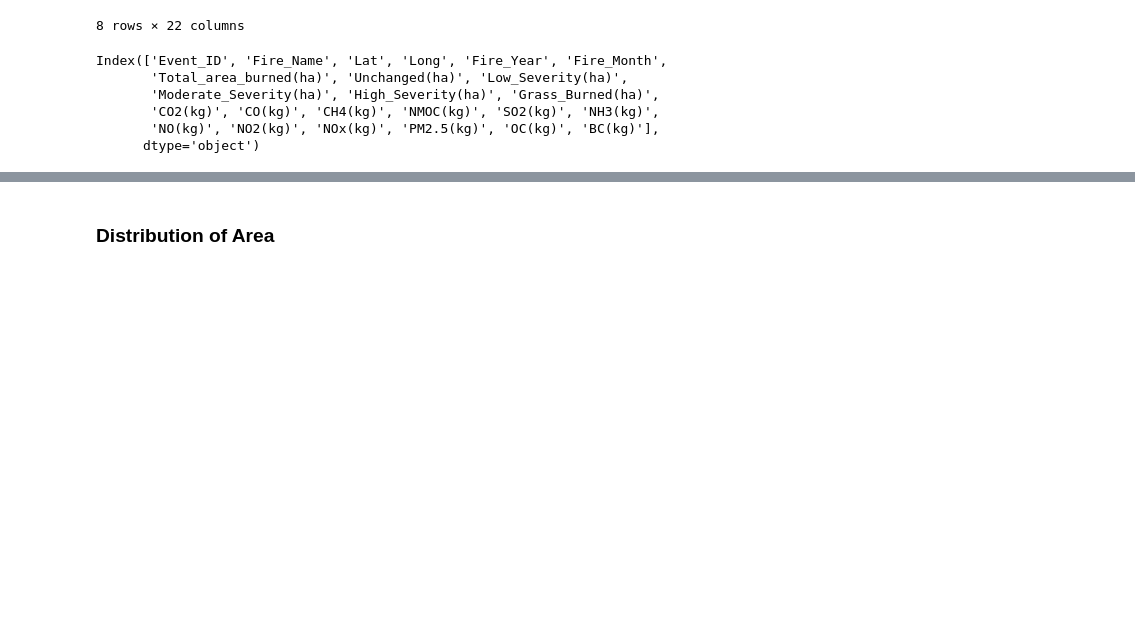
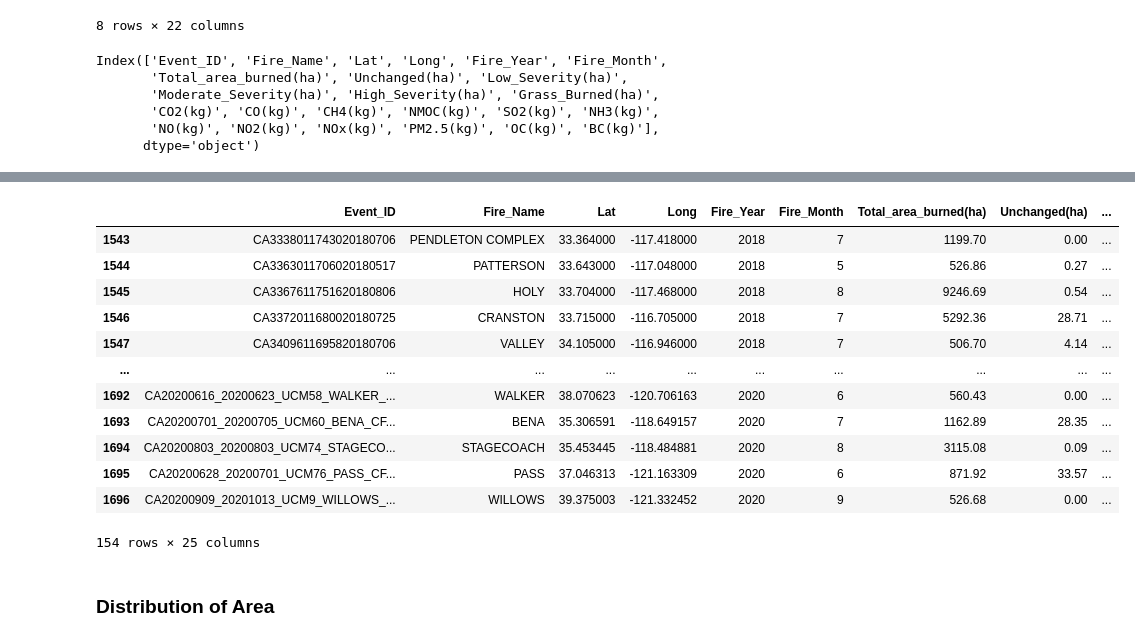
Before and after one commit to minhokim93/burnseverityML, a Jupyter notebook: notebooks/data_exploration_burn_severity.ipynb, the cells around one changed output, grey strips where cells are left out. Saved outputs shown, nothing was run; the diff lists cells and outputs as text; code cells hidden in the pictures; blank space fills up the shorter version.

```diff
--- a/notebooks/data_exploration_burn_severity.ipynb
+++ b/notebooks/data_exploration_burn_severity.ipynb
@@ -45,3 +60,19 @@ Index(['Event_ID', 'Fire_Name', 'Lat', 'Long', 'Fire_Year', 'Fire_Month',
+# %%
+ca_fires[ca_fires['Fire_Year']>=2018]
+# %% [output]
+|  | Event_ID | Fire_Name | Lat | Long | Fire_Year | Fire_Month | Total_area_burned(ha) | Unchanged(ha) | ... |
+| 1543 | CA3338011743020180706 | PENDLETON COMPLEX | 33.364000 | -117.418000 | 2018 | 7 | 1199.70 | 0.00 | ... |
+| 1544 | CA3363011706020180517 | PATTERSON | 33.643000 | -117.048000 | 2018 | 5 | 526.86 | 0.27 | ... |
+| 1545 | CA3367611751620180806 | HOLY | 33.704000 | -117.468000 | 2018 | 8 | 9246.69 | 0.54 | ... |
+| 1546 | CA3372011680020180725 | CRANSTON | 33.715000 | -116.705000 | 2018 | 7 | 5292.36 | 28.71 | ... |
+| 1547 | CA3409611695820180706 | VALLEY | 34.105000 | -116.946000 | 2018 | 7 | 506.70 | 4.14 | ... |
+| ... | ... | ... | ... | ... | ... | ... | ... | ... | ... |
+| 1692 | CA20200616_20200623_UCM58_WALKER_... | WALKER | 38.070623 | -120.706163 | 2020 | 6 | 560.43 | 0.00 | ... |
+| 1693 | CA20200701_20200705_UCM60_BENA_CF... | BENA | 35.306591 | -118.649157 | 2020 | 7 | 1162.89 | 28.35 | ... |
+| 1694 | CA20200803_20200803_UCM74_STAGECO... | STAGECOACH | 35.453445 | -118.484881 | 2020 | 8 | 3115.08 | 0.09 | ... |
+| 1695 | CA20200628_20200701_UCM76_PASS_CF... | PASS | 37.046313 | -121.163309 | 2020 | 6 | 871.92 | 33.57 | ... |
+| 1696 | CA20200909_20201013_UCM9_WILLOWS_... | WILLOWS | 39.375003 | -121.332452 | 2020 | 9 | 526.68 | 0.00 | ... |
+154 rows × 25 columns
 # %%
 ca_fires['% of Fire at High Severity'] = ca_fires['High_Severity(ha)']/ca_fires['Total_area_burned(ha)']
 # %%
```
Also changed, not shown: parts of 17 cells of this notebook, 2 other files.
